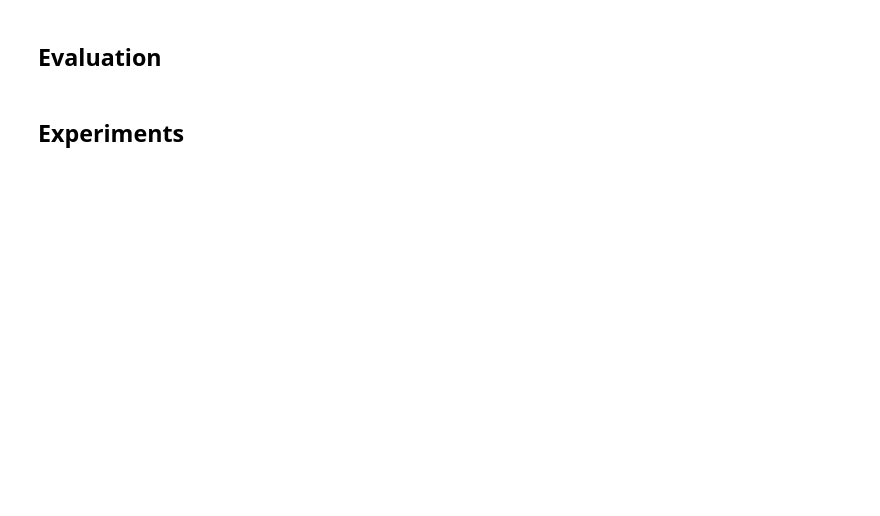
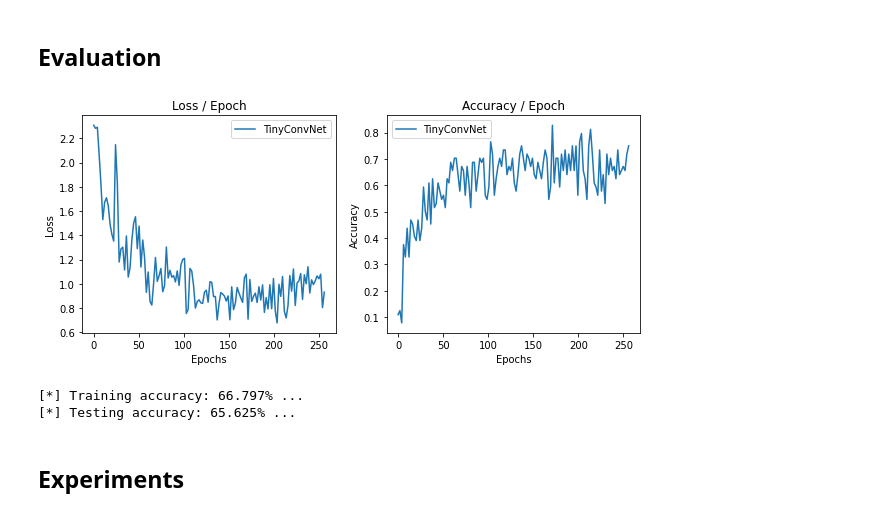
Before and after one commit to MattMoony/convnet_mnist, a Jupyter notebook: main.ipynb, the cells around one changed output. Drawn from its saved outputs; the diff is of its cells as text; code cells hidden in the pictures; blank space fills up the shorter version.

```diff
--- a/main.ipynb
+++ b/main.ipynb
@@ -298,7 +357,7 @@ class ConvLayer(Layer):
         """
         assert grad.shape[1:] == self.out_shape
         assert val.shape[1:] == self.out_shape
-        return self._convolve(np.swapaxes(p_act, 0, 3), np.swapaxes(grad * self.actf_g(val), 0, 3)).swapaxes(0, 3) + (lam/val.shape[1]) * self.weights
+        return self._convolve(np.swapaxes(p_act, 0, 3), np.swapaxes(grad * self.actf_g(val), 0, 3), 0, self.stride).swapaxes(0, 3) + (lam/val.shape[1]) * self.weights
 
     def __call__(self, inp: np.ndarray) -> np.ndarray:
         """Perform forward propagation + return the results."""
@@ -459,0 +672,12 @@ DNN{ ConvLayer(24, 24, 8) --> ConvLayer(22, 22, 16) --> FlattenLayer(7744,) -->
+# %%
+ALPHA: float        = .005      # the learning rate, α
+LAMBDA: float       = .03       # the regularization parameter to prevent weights from exploding, λ
+GAMMA: float        = .9        # a decay parameter for optimizers, γ
+BETA1: float        = .9        # a decay parameter for Adam, β_1
+BETA2: float        = .999      # a decay parameter for Adam, β_2
+EPSILON: float      = 1e-7      # a parameter to prevent divison by zero in multiple optimizers, ε
+BATCH_SIZE: int     = 64        # the batch size for multi-batch SGD
+EPOCHS: int         = 256       # the number of epochs (= iterations) to train for
+# %%
+losses, accuracies = n.train(X_TRAIN, Y_TRAIN, make_adam(n.layers, BETA1, BETA2), EPOCHS, loss, softmax_loss_g,
+                             batch_size=BATCH_SIZE, lam=LAMBDA, all_loss=True, alpha=ALPHA)
@@ -460,4 +696,39 @@ DNN{ ConvLayer(24, 24, 8) --> ConvLayer(22, 22, 16) --> FlattenLayer(7744,) -->
 # %% [markdown]
 ## Evaluation
+# %%
+def plot_loss_acc(losses: List[List[float]], accuracies: List[List[float]], legend: List[str],
+                  epochs: int, start: int = 0) -> None:
+    """
+    Plot losses + accuracies in respect to epochs - useful
+    for comparison between different network strategies
+    """
+    plt.figure(figsize=(10, 4))
+    plt.subplot(121)
+    plt.xlabel('Epochs')
+    plt.ylabel('Loss')
+    plt.title('Loss / Epoch')
+    for l in losses:
+        plt.plot(np.linspace(start, epochs, len(l)), l)
+    plt.legend(legend)
+    plt.subplot(122)
+    plt.xlabel('Epochs')
+    plt.ylabel('Accuracy')
+    plt.title('Accuracy / Epoch')
+    for a in accuracies:
+        plt.plot(np.linspace(start, epochs, len(a)), a)
+    plt.legend(legend)
+    plt.show()
+# %%
+plot_loss_acc([ losses, ], [ accuracies, ], [ 'TinyConvNet', ], EPOCHS)
+# %% [output]
+[figure, added]
+# %%
+choices: np.ndarray = np.random.choice(np.arange(X_TRAIN.shape[0]), BATCH_SIZE*4)
+print(f'[*] Training accuracy: {n.accuracy(n.make_class(n(X_TRAIN[choices])), Y_TRAIN[choices])*100:.3f}% ... ')
+choices: np.ndarray = np.random.choice(np.arange(X_TEST.shape[0]), BATCH_SIZE*4)
+print(f'[*] Testing accuracy: {n.accuracy(n.make_class(n(X_TEST[choices])), Y_TEST[choices])*100:.3f}% ... ')
+# %% [output]
+[*] Training accuracy: 66.797% ...
+[*] Testing accuracy: 65.625% ...
 # %% [markdown]
 ## Experiments
```
Also changed, not shown: parts of 15 cells of this notebook.
